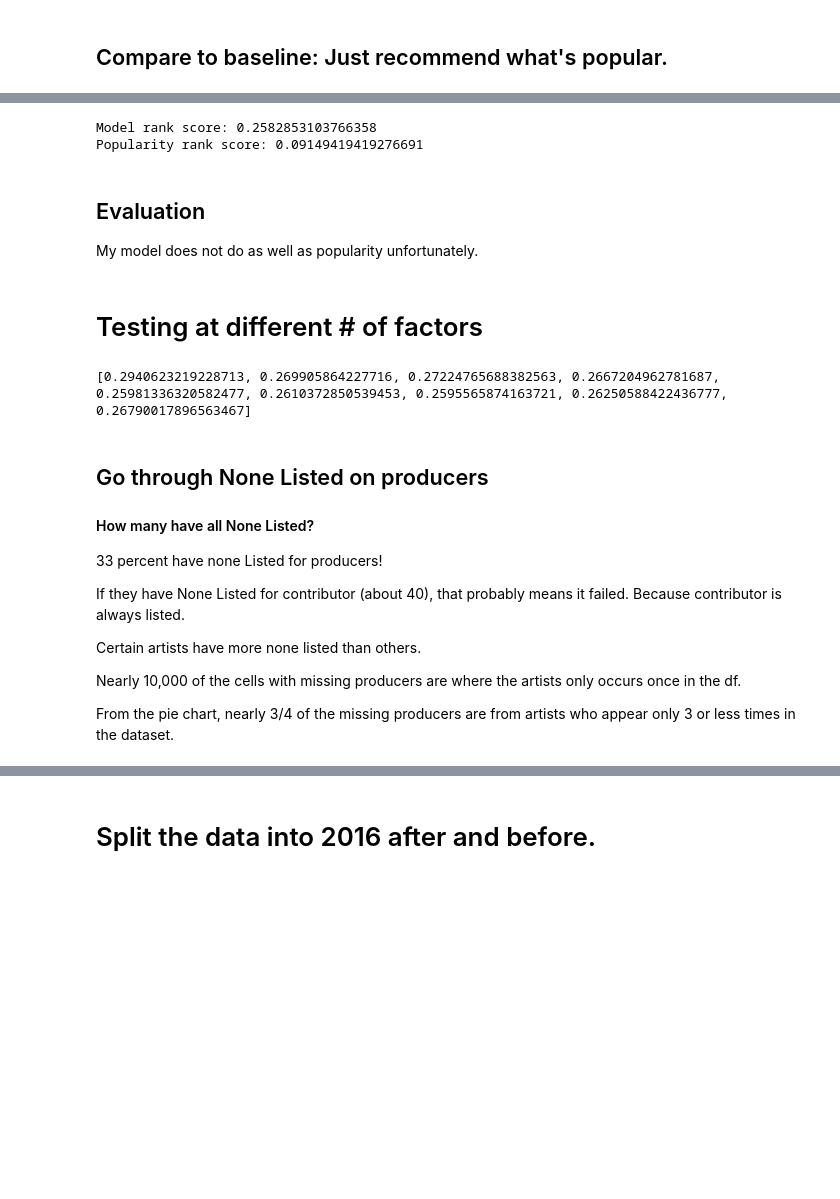
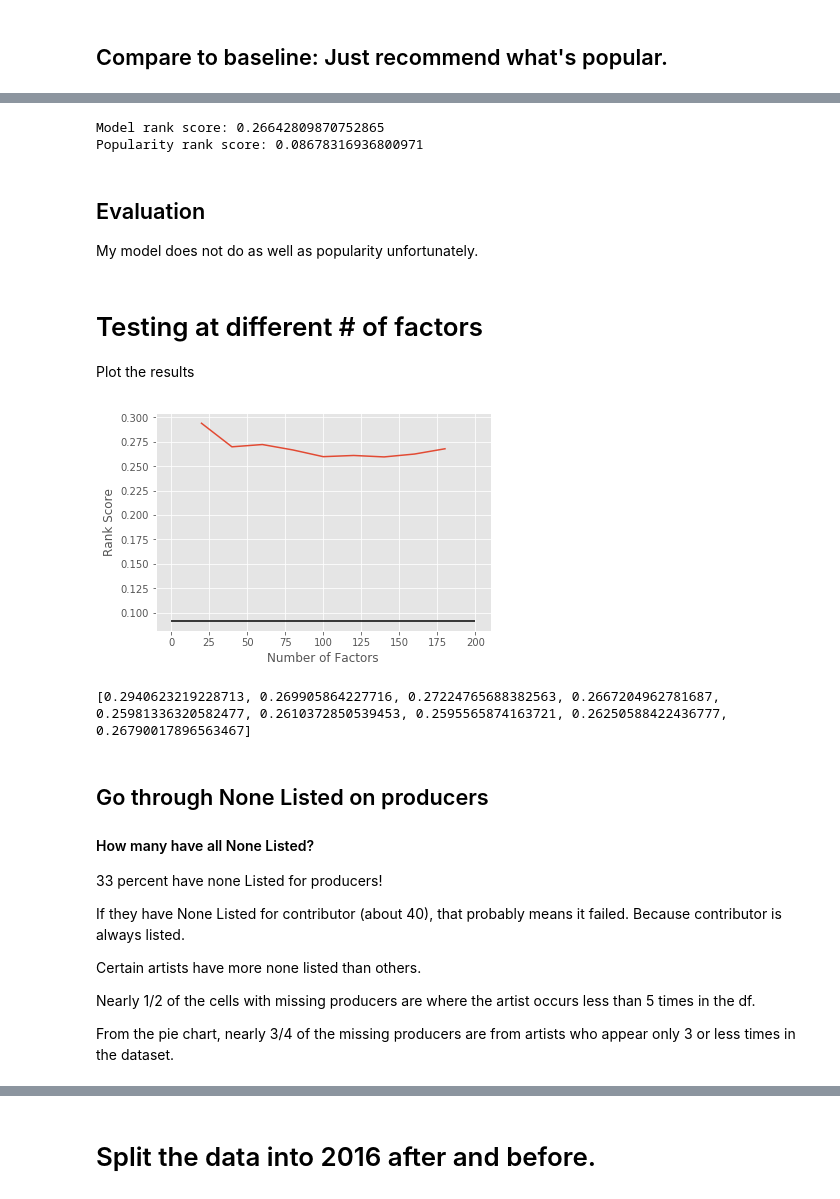
Before and after one commit to Jesse-Kerr/recordmender, a Jupyter notebook: model_understanding.ipynb, the cells around one changed output, grey strips where cells are left out. Cells and saved outputs as stored; diff of their text form; code cells hidden in the pictures; blank space fills up the shorter version.

```diff
--- a/model_understanding.ipynb
+++ b/model_understanding.ipynb
@@ -257,7 +261,7 @@ def get_rank_ui(model, user_inds, item_inds):
     ranks = order.argsort(axis = 1)
 
     #turn ranks into percentages
-    rank_ui = ranks / ranks.shape[0]
+    rank_ui = ranks / ranks.shape[1]
 
     rank_ui = rank_ui[user_inds, item_inds].reshape(-1, 1)
     return rank_ui
@@ -346,13 +353,15 @@ print(
 "Model rank score: {} \n\
 Popularity rank score: {}".format(rank_score, pop_rank_score))
 # %% [output]
-Model rank score: 0.2582853103766358
-Popularity rank score: 0.09149419419276691
+Model rank score: 0.26642809870752865
+Popularity rank score: 0.08678316936800971
 # %% [markdown]
 ## Evaluation
 My model does not do as well as popularity unfortunately.
 # %% [markdown]
 # Testing at different # of factors
+
+Plot the results
 # %%
 denominator = get_denominator_for_rank_algorithm(user_inds, item_inds, test)
 rui = get_rui(test, user_inds, item_inds)
@@ -362,4 +371,11 @@ rank_scores = []
 for factors in range(20, 200, 20):
     rank_score = get_rank_score_from_train_test_model(train, test, denominator, user_inds, item_inds, rui, factors)
     rank_scores.append(rank_score)
+# %%
+fig, ax = plt.subplots()
+ax.plot(range(20, 200, 20), rank_scores)
+ax.hlines(pop_rank_score, 0, 200)
+_ = ax.set(ylabel = "Rank Score", xlabel = "Number of Factors")
+# %% [output]
+[figure, added]
 # %%
@@ -376,6 +392,6 @@ If they have None Listed for contributor (about 40), that probably means it fail
 
 Certain artists have more none listed than others.
 
-Nearly 10,000 of the cells with missing producers are where the artists only occurs once in the df.
+Nearly 1/2 of the cells with missing producers are where the artist occurs less than 5 times in the df.
 
 From the pie chart, nearly 3/4 of the missing producers are from artists who appear only 3 or less times in the dataset.
```
Also changed, not shown: parts of 22 cells of this notebook, 14 other files.
